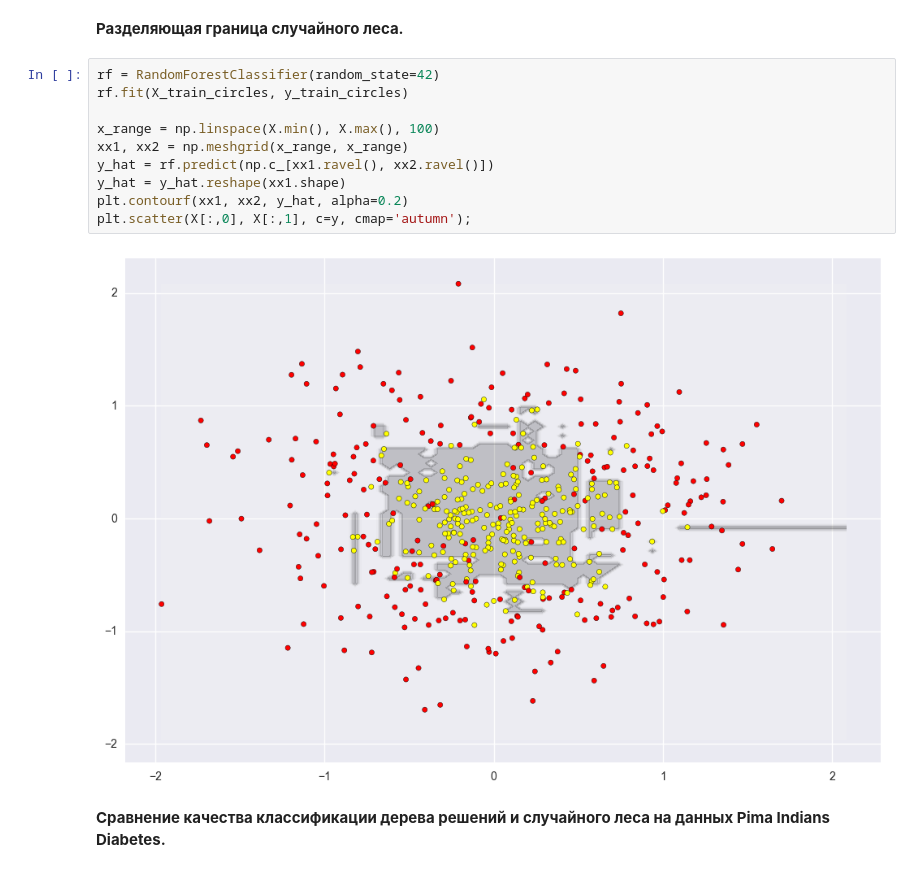
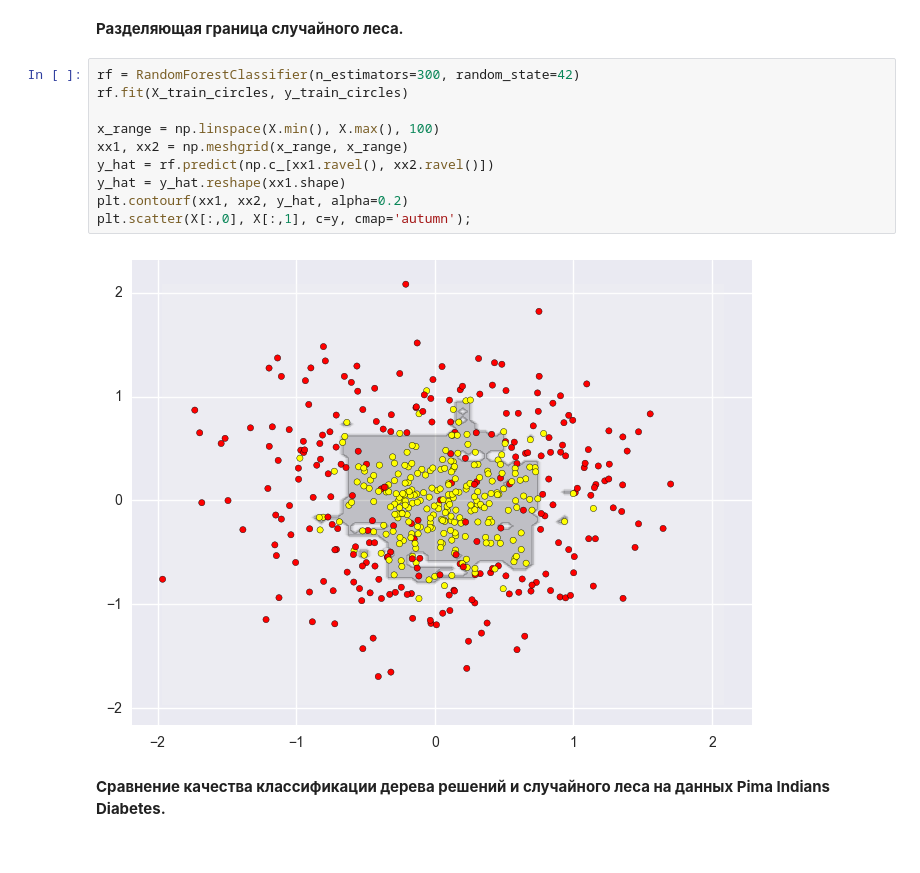
Before and after one commit to adima/hse, a Jupyter notebook: module2_ML/jupyter_notebooks/lesson05_ensembles/lesson5_part2_random_forest.ipynb, the cells around one changed output. Cells and saved outputs as stored; diff of their text form.

```diff
--- a/module2_ML/jupyter_notebooks/lesson05_ensembles/lesson5_part2_random_forest.ipynb
+++ b/module2_ML/jupyter_notebooks/lesson05_ensembles/lesson5_part2_random_forest.ipynb
@@ -125,17 +125,17 @@ plt.scatter(X[:,0], X[:,1], c=y, cmap='autumn');
 # %% [markdown]
 **Разделяющая граница случайного леса.**
 # %%
-rf = RandomForestClassifier(random_state=42)
+rf = RandomForestClassifier(n_estimators=300, random_state=42)
 rf.fit(X_train_circles, y_train_circles)
 
 x_range = np.linspace(X.min(), X.max(), 100)
 xx1, xx2 = np.meshgrid(x_range, x_range)
 y_hat = rf.predict(np.c_[xx1.ravel(), xx2.ravel()])
 y_hat = y_hat.reshape(xx1.shape)
 plt.contourf(xx1, xx2, y_hat, alpha=0.2)
 plt.scatter(X[:,0], X[:,1], c=y, cmap='autumn');
 # %% [output]
-[figure, old version]
+[figure, new version]
 # %% [markdown]
 **Сравнение качества классификации дерева решений и случайного леса на данных Pima Indians Diabetes.**
 # %%
```
Also changed, not shown: parts of 5 cells of this notebook, 2 other files.
